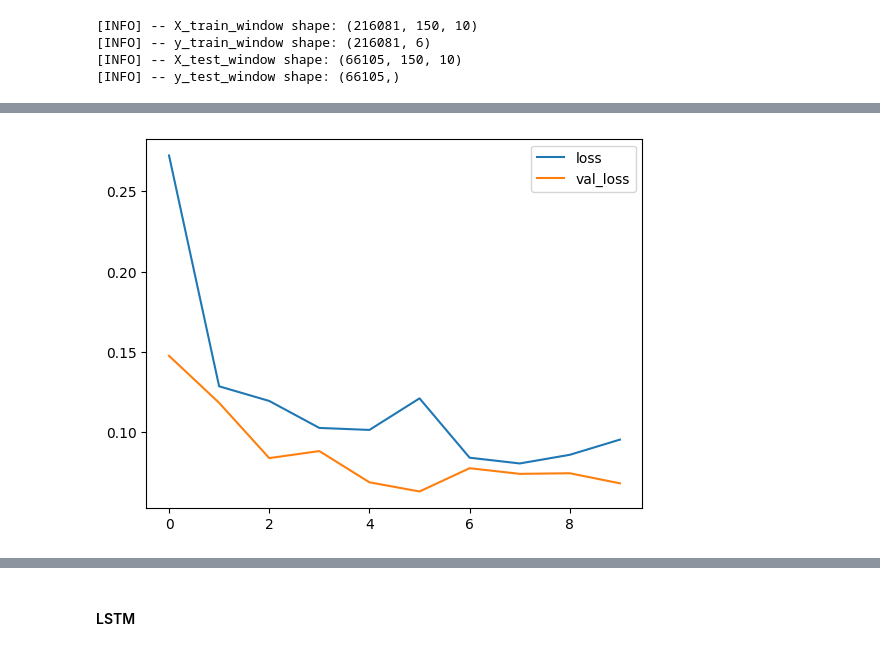
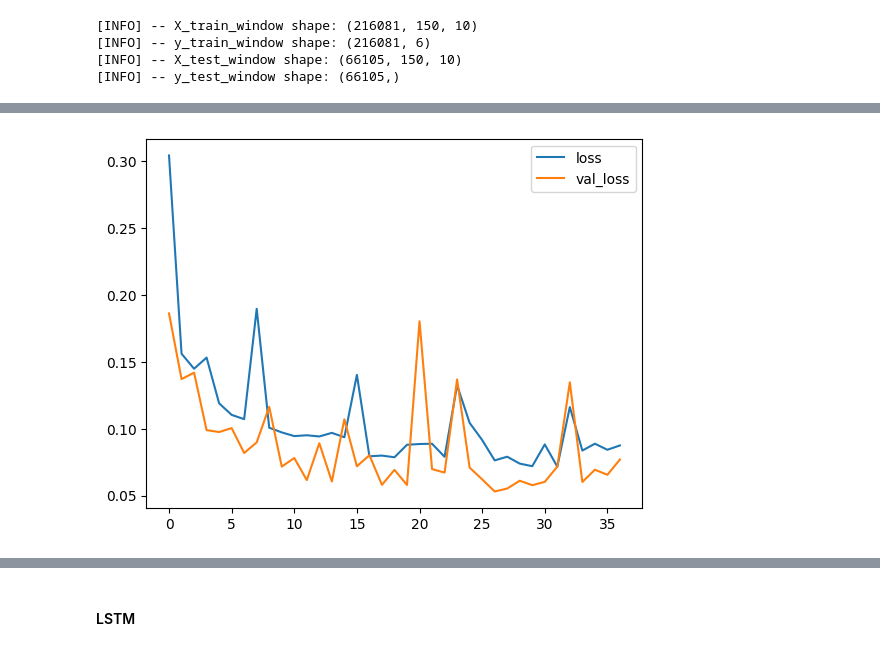
Before and after one commit to EthanHofton/ecm3420-ca, a Jupyter notebook: model_exploration.ipynb, the cells around one changed output, grey strips where cells are left out. Drawn from its saved outputs; the diff is of its cells as text; code cells hidden in the pictures.

```diff
--- a/model_exploration.ipynb
+++ b/model_exploration.ipynb
@@ -289,9 +314,9 @@ def nn_compile(model, lr):
     optimizer = keras.optimizers.legacy.Adam(lr=lr)
     model.compile(optimizer=optimizer, loss='categorical_crossentropy', metrics=['accuracy'])
 
-def nn_train(model, train_X, train_y, val_X, val_y):
+def nn_train(model, train_X, train_y, val_X, val_y, epochs=10):
     early_stopping = keras.callbacks.EarlyStopping(patience=10, min_delta=0.001, restore_best_weights=True)
-    history = model.fit(train_X, train_y, epochs=10, batch_size=200, validation_data=(val_X, val_y), callbacks=[early_stopping])
+    history = model.fit(train_X, train_y, epochs=epochs, batch_size=200, validation_data=(val_X, val_y), callbacks=[early_stopping])
     history_df = pd.DataFrame(history.history)
     history_df.loc[:, ['loss', 'val_loss']].plot()
     plt.show()
@@ -308,4 +333,10 @@ def create_base_nn(input):
     ])
     return model
 
-train_X, val_X, train_y, val_y = train_test_split(X_train, y_catagorical, shuffle=True)
+def create_nn_simple(input):
+    model = keras.Sequential([
+        keras.layers.Dense(64, activation='relu', input_shape=[input]),
+        keras.layers.Dense(32, activation='relu'),
+        keras.layers.Dense(6, activation='softmax')
+    ])
+    return model
@@ -485,12 +579,13 @@ cnn_sliding.add(keras.layers.Conv1D(32, 3, activation='relu'))
 cnn_sliding.add(keras.layers.MaxPooling1D(2))
 cnn_sliding.add(keras.layers.Dropout(0.2))
 cnn_sliding.add(keras.layers.Flatten())
-cnn_sliding.add(keras.layers.Dense(16, activation='relu', kernel_regularizer=keras.regularizers.l2(0.01)))
+cnn_sliding.add(keras.layers.Dense(64, activation='relu', kernel_regularizer=keras.regularizers.l2(0.01)))
+cnn_sliding.add(keras.layers.Dense(32, activation='relu', kernel_regularizer=keras.regularizers.l2(0.01)))
 cnn_sliding.add(keras.layers.Dense(6, activation='softmax'))
 
 nn_compile(cnn_sliding, 0.01)
 
 train_X, val_X, train_y, val_y = train_test_split(X_train_window, y_train_window, shuffle=True)
 
-nn_train(cnn_sliding, train_X, train_y, val_X, val_y)
+nn_train(cnn_sliding, train_X, train_y, val_X, val_y, epochs=50)
 # %% [output]
@@ -517,4 +609,4 @@ Epoch 10/10
-[figure, old version]
+[figure, new version]
 # %%
 def cnn_test_results(cnn_sliding, x_test, y_test):
     xs = {}
```
Also changed, not shown: parts of 49 cells of this notebook, 27 other files.
